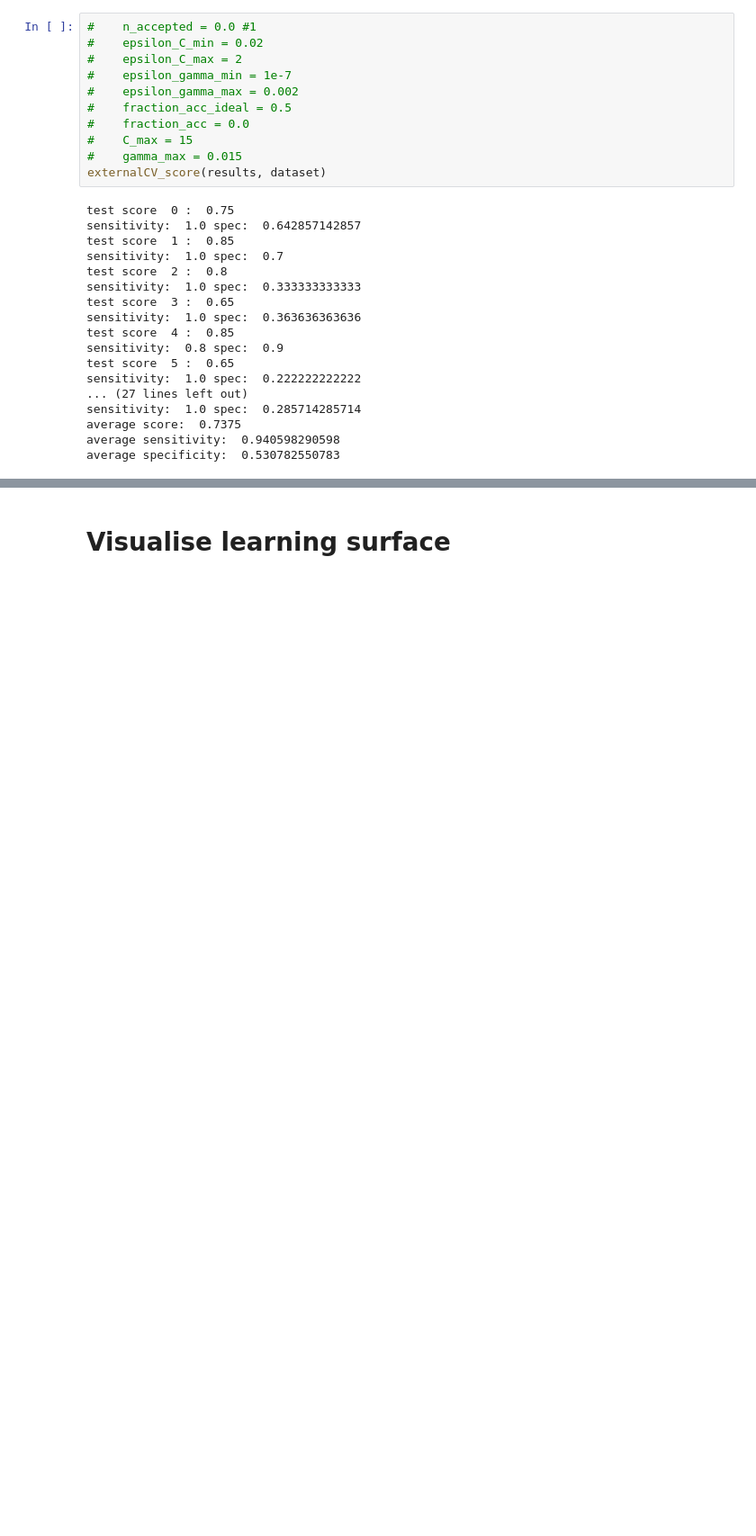
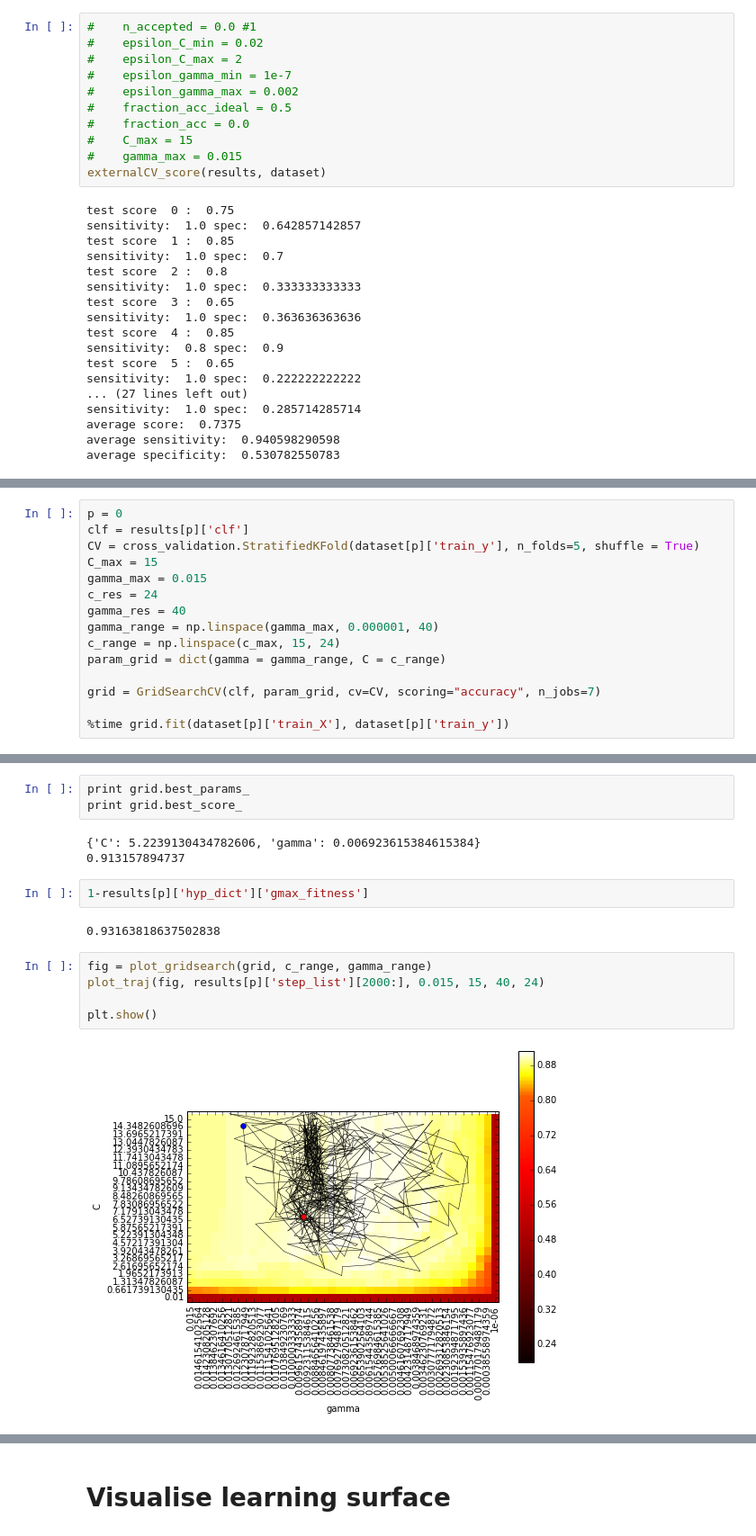
Before and after one commit to mooneyj/mcg-analysis, a Jupyter notebook: svc/MC-SVC-400from6060_p-fold.ipynb, the cells around one changed output, grey strips where cells are left out. Shown at 90% size. Saved outputs shown, nothing was run; the diff lists cells and outputs as text; blank space fills up the shorter version.

Commit message:
added data for p-fold

```diff
--- a/svc/MC-SVC-400from6060_p-fold.ipynb
+++ b/svc/MC-SVC-400from6060_p-fold.ipynb
@@ -699,0 +713,15 @@ average specificity:  0.530782550783
+# %%
+p = 0
+clf = results[p]['clf']
+CV = cross_validation.StratifiedKFold(dataset[p]['train_y'], n_folds=5, shuffle = True)
+C_max = 15
+gamma_max = 0.015
+c_res = 24
+gamma_res = 40
+gamma_range = np.linspace(gamma_max, 0.000001, 40)
+c_range = np.linspace(c_max, 15, 24)
+param_grid = dict(gamma = gamma_range, C = c_range)
+
+grid = GridSearchCV(clf, param_grid, cv=CV, scoring="accuracy", n_jobs=7)
+
+%time grid.fit(dataset[p]['train_X'], dataset[p]['train_y'])
@@ -699,0 +745,17 @@ average specificity:  0.530782550783
+# %%
+print grid.best_params_
+print grid.best_score_
+# %% [output]
+{'C': 5.2239130434782606, 'gamma': 0.006923615384615384}
+0.913157894737
+# %%
+1-results[p]['hyp_dict']['gmax_fitness']
+# %% [output]
+0.93163818637502838
+# %%
+fig = plot_gridsearch(grid, c_range, gamma_range)
+plot_traj(fig, results[p]['step_list'][2000:], 0.015, 15, 40, 24)
+
+plt.show()
+# %% [output]
+[figure, added]
```
Also changed, not shown: parts of 9 cells of this notebook, 3 other files.
